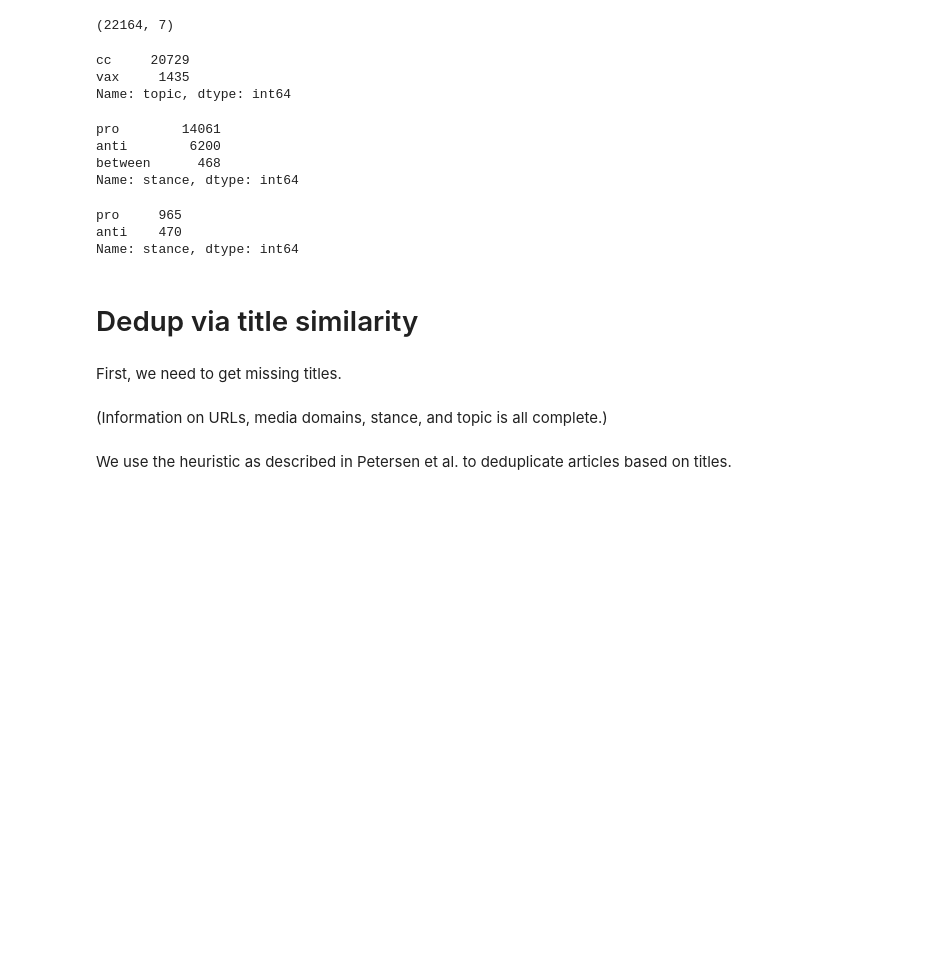
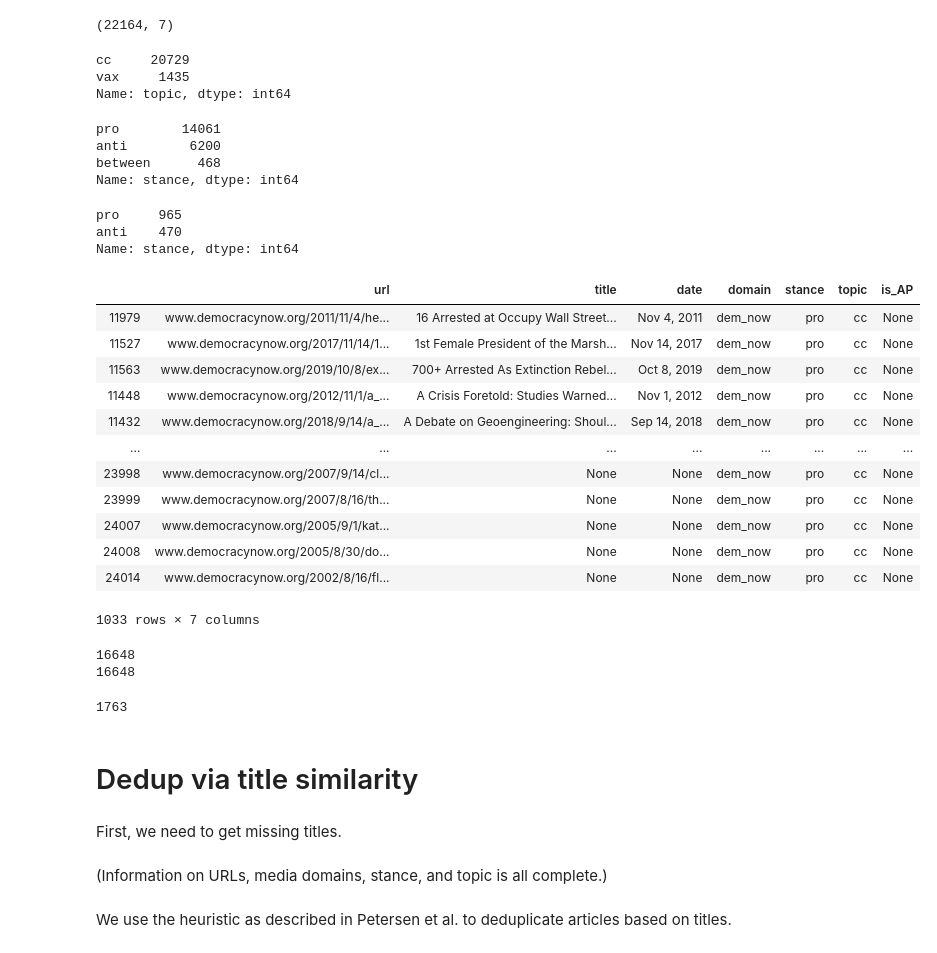
Before and after one commit to yiweiluo/GWStance, a Jupyter notebook: data_scraping/scraping_main.ipynb, the cells around one changed output. Drawn from its saved outputs; the diff is of its cells as text; code cells hidden in the pictures; blank space fills up the shorter version.

```diff
--- a/data_scraping/scraping_main.ipynb
+++ b/data_scraping/scraping_main.ipynb
@@ -411,0 +425,6 @@ BLACKLIST_URL_STRS = set(['/tag/','/author/','/clips/','/podcasts/','/subject/',
+# %%
+def is_blacklist(url):
+    for xx in BLACKLIST_URL_STRS:
+        if xx in url:
+            return True
+    return False
@@ -658,6 +670,9 @@ Wrapper functions for using newspaper3k:
 from urllib.error import HTTPError
 # %%
 def newspaper_parse(url):
+    if url[:8] != 'https://':
+        url = 'https://'+url
+
     try:
         article = Article(url)
         article.download()
@@ -730,7 +745,10 @@ def get_fulltext(url,domain):
         title,text = newspaper_parse(url)
     elif domain == 'dem_now':
         soup = soupify(url)
-        ps = soup.find('div',attrs={'itemprop':'articleBody'}).find_all('p')
+        try:
+            ps = soup.find('div',attrs={'itemprop':'articleBody'}).find_all('p')
+        except AttributeError:
+            ps = soup.find('div',attrs={'class':'story_summary'}).find_all('p')
         text = ' '.join([p.text.replace('\n', ' ') for p in ps])
     elif domain == 'drudgereport':
         title,text = newspaper_parse(url)
@@ -898,25 +900,34 @@ Int64Index([25966, 25968, 25965, 25967, 25964, 25963, 25960, 25973, 25981,
 # %%
-for n,ix in enumerate(combined_df.index[791:]):
+for n,ix in enumerate(combined_df.index):
     row = combined_df.loc[ix]
-    url = 'https://'+row['url']
+    url = row['url']
     domain = row['domain']
     title = row['title']
     try:
         newspaper_title,ft = get_fulltext(url,domain)
 
+        # Replace title w/ newspaper title if it's longer
         if newspaper_title is not None and \
         title is not None and \
         len(newspaper_title) > len(title):
             title = newspaper_title
+        # Replace title w/ newspaper title if the former is null but
+        # not the latter
         elif newspaper_title is not None and title is None:
             title = newspaper_title
         else:
             pass
 
         if ft is not None:
-            save_url = SEP_TOK.join(url.split('/'))[:50]
-            with open('./fulltexts/{}.txt'.format(save_url),'w') as f:
-                f.write(ft)
+            save_url = SEP_TOK.join(url.split('/'))
+            try:
+                with open('./fulltexts/{}.txt'.format(save_url),'w') as f:
+                    f.write(ft)
+                url_unique_keys[url] = save_url
+            except OSError:
+                with open('./fulltexts/{}.txt'.format(save_url[:90]),'w') as f:
+                    f.write(ft)
+                url_unique_keys[url] = save_url[:90]
         else:
             urls_needed.append(ix)
     except AttributeError:
@@ -987,0 +991,18 @@ Name: stance, dtype: int64
+# %%
+dem_now_urls_needed = [x for x in urls_needed if
+                      combined_df.loc[x]['domain'] == 'dem_now']
+combined_df.loc[dem_now_urls_needed]
+# %% [output]
+|  | url | title | date | domain | stance | topic | is_AP |
+| 11979 | www.democracynow.org/2011/11/4/he... | 16 Arrested at Occupy Wall Street... | Nov 4, 2011 | dem_now | pro | cc | None |
+| 11527 | www.democracynow.org/2017/11/14/1... | 1st Female President of the Marsh... | Nov 14, 2017 | dem_now | pro | cc | None |
+| 11563 | www.democracynow.org/2019/10/8/ex... | 700+ Arrested As Extinction Rebel... | Oct 8, 2019 | dem_now | pro | cc | None |
+| 11448 | www.democracynow.org/2012/11/1/a_... | A Crisis Foretold: Studies Warned... | Nov 1, 2012 | dem_now | pro | cc | None |
+| 11432 | www.democracynow.org/2018/9/14/a_... | A Debate on Geoengineering: Shoul... | Sep 14, 2018 | dem_now | pro | cc | None |
+| ... | ... | ... | ... | ... | ... | ... | ... |
+| 23998 | www.democracynow.org/2007/9/14/cl... | None | None | dem_now | pro | cc | None |
+| 23999 | www.democracynow.org/2007/8/16/th... | None | None | dem_now | pro | cc | None |
+| 24007 | www.democracynow.org/2005/9/1/kat... | None | None | dem_now | pro | cc | None |
+| 24008 | www.democracynow.org/2005/8/30/do... | None | None | dem_now | pro | cc | None |
+| 24014 | www.democracynow.org/2002/8/16/fl... | None | None | dem_now | pro | cc | None |
+1033 rows × 7 columns
@@ -987,0 +1012,6 @@ Name: stance, dtype: int64
+# %%
+print(len(os.listdir('fulltexts')))
+print(len(counted_fnames))
+# %% [output]
+16648
+16648
@@ -987,0 +1024,6 @@ Name: stance, dtype: int64
+# %%
+#pickle.dump(urls_needed,open('./temp/fulltext_needed_urls_3.pkl','wb'))
+urls_needed = pickle.load(open('./temp/fulltext_needed_urls_3.pkl','rb'))
+print(len(urls_needed))
+# %% [output]
+1763
```
Also changed, not shown: parts of 29 cells of this notebook.
